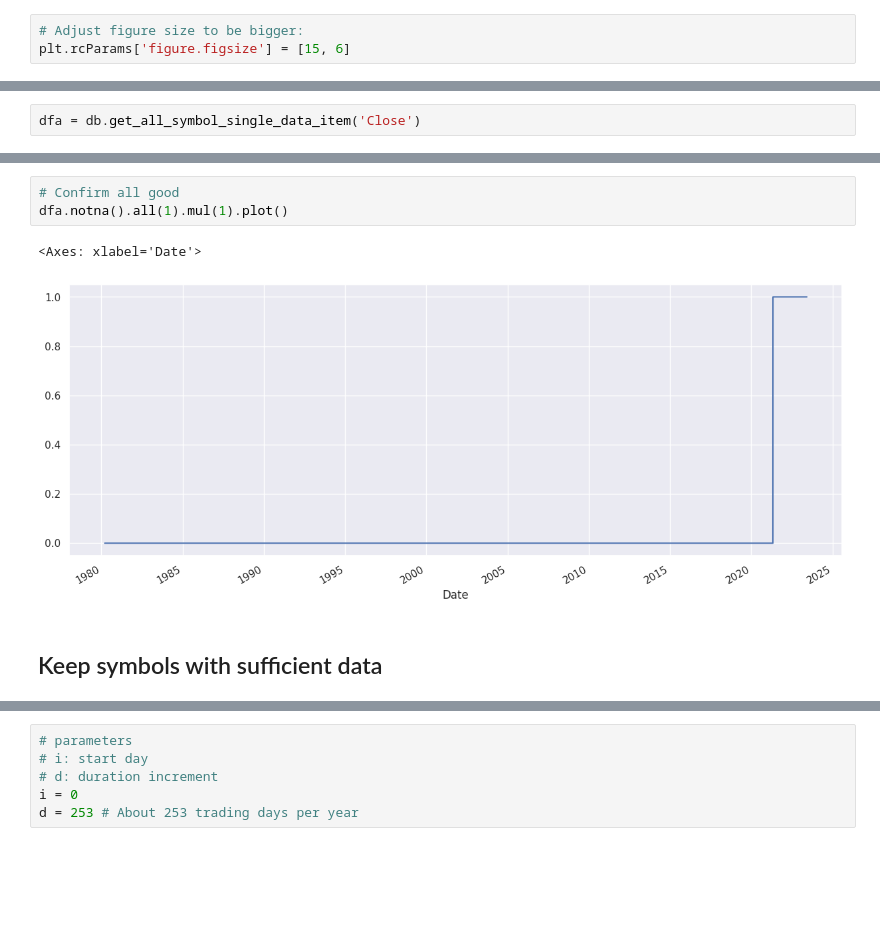
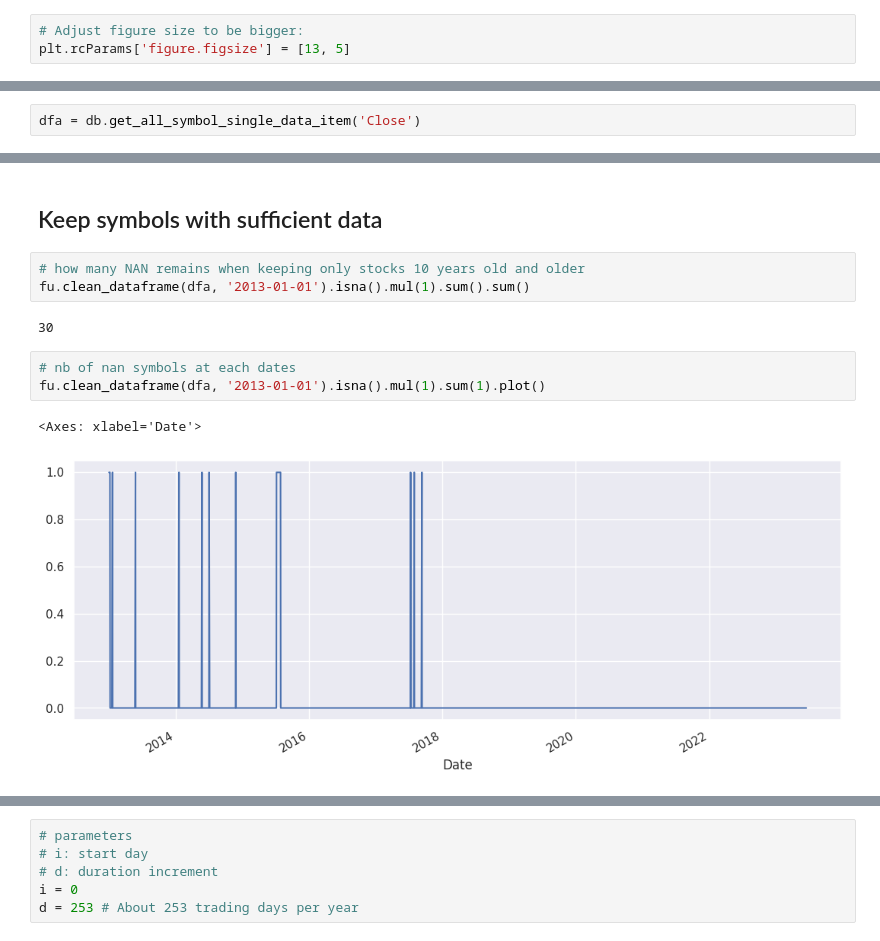
Before and after one commit to mathieugouin/tradesim, a Jupyter notebook: top_performer_notebook.ipynb, the cells around one changed output, grey strips where cells are left out. Saved outputs shown, nothing was run; the diff lists cells and outputs as text; blank space fills up the shorter version.

```diff
--- a/top_performer_notebook.ipynb
+++ b/top_performer_notebook.ipynb
@@ -18,7 +15,7 @@ import finance_utils as fu
 import stock_db_mgr as sdm
 # %%
 # Adjust figure size to be bigger:
-plt.rcParams['figure.figsize'] = [15, 6]
+plt.rcParams['figure.figsize'] = [13, 5]
 # %%
 # Set seaborn plot theme:
 sns.set_theme()
@@ -90,9 +57,14 @@ dfa.describe()
-# %%
-# Confirm all good
-dfa.notna().all(1).mul(1).plot()
-# %% [output]
-<Axes: xlabel='Date'>
-[figure, removed]
 # %% [markdown]
 ## Keep symbols with sufficient data
+# %%
+# how many NAN remains when keeping only stocks 10 years old and older
+fu.clean_dataframe(dfa, '2013-01-01').isna().mul(1).sum().sum()
+# %% [output]
+30
+# %%
+# nb of nan symbols at each dates
+fu.clean_dataframe(dfa, '2013-01-01').isna().mul(1).sum(1).plot()
+# %% [output]
+<Axes: xlabel='Date'>
+[figure, added]
 # %%
```
Also changed, not shown: parts of 40 cells of this notebook.
